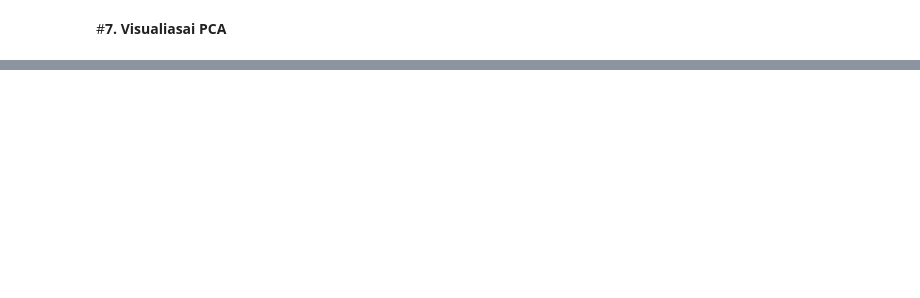
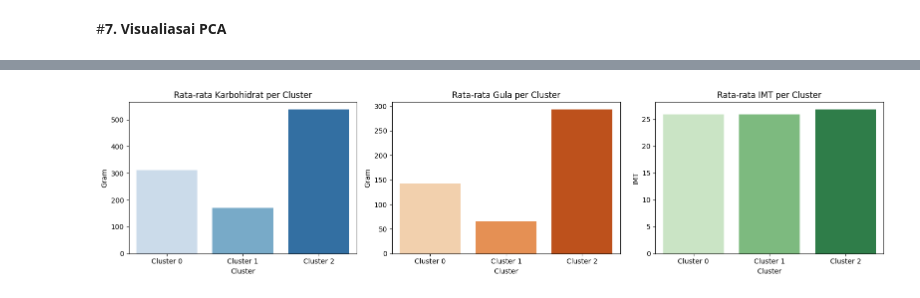
Before and after one commit to fathanzys/Data, a Jupyter notebook: 0102522024_Data.ipynb, the cells around one changed output, grey strips where cells are left out. Saved outputs shown, nothing was run; the diff lists cells and outputs as text; code cells hidden in the pictures; blank space fills up the shorter version.

```diff
--- a/0102522024_Data.ipynb
+++ b/0102522024_Data.ipynb
@@ -244,0 +210,6 @@ plt.show()
+# %%
+# Profil rata-rata per cluster
+cluster_profile = analysis_df.groupby('Cluster')[['Total_Karbohidrat_(gram)', 'Total_Gula_(gram)', 'Indeks_Massa_Tubuh']].mean()
+
+print("\nProfil Rata-rata per Cluster")
+print(cluster_profile)
@@ -267,0 +225,32 @@ Passing `palette` without assigning `hue` is deprecated and will be removed in v
+# %%
+# Ubah index menjadi string untuk label yang lebih rapi
+cluster_profile_plot = cluster_profile.copy()
+cluster_profile_plot.index = [f'Cluster {i}' for i in cluster_profile_plot.index]
+
+# Visualisasi 1: Rata-rata Karbohidrat per Cluster
+plt.figure(figsize=(16, 4))
+
+plt.subplot(1, 3, 1)
+sns.barplot(data=cluster_profile_plot.reset_index(), x='index', y='Total_Karbohidrat_(gram)', palette='Blues')
+plt.title('Rata-rata Karbohidrat per Cluster')
+plt.ylabel('Gram')
+plt.xlabel('Cluster')
+
+# Visualisasi 2: Rata-rata Gula per Cluster
+plt.subplot(1, 3, 2)
+sns.barplot(data=cluster_profile_plot.reset_index(), x='index', y='Total_Gula_(gram)', palette='Oranges')
+plt.title('Rata-rata Gula per Cluster')
+plt.ylabel('Gram')
+plt.xlabel('Cluster')
+
+# Visualisasi 3: Rata-rata IMT per Cluster
+plt.subplot(1, 3, 3)
+sns.barplot(data=cluster_profile_plot.reset_index(), x='index', y='Indeks_Massa_Tubuh', palette='Greens')
+plt.title('Rata-rata IMT per Cluster')
+plt.ylabel('IMT')
+plt.xlabel('Cluster')
+
+plt.tight_layout()
+plt.show()
+# %% [output]
+[figure, added]
```
Also changed, not shown: parts of 48 cells of this notebook.
